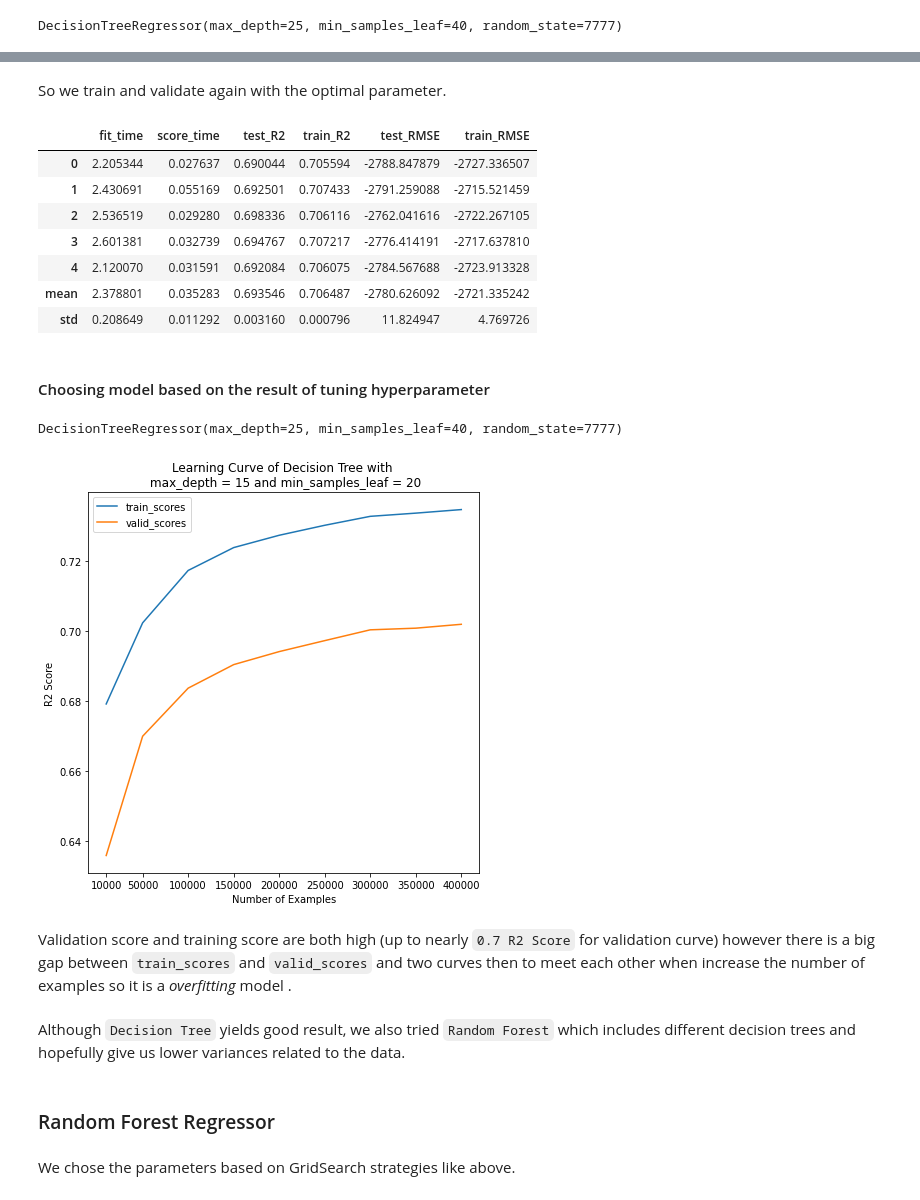
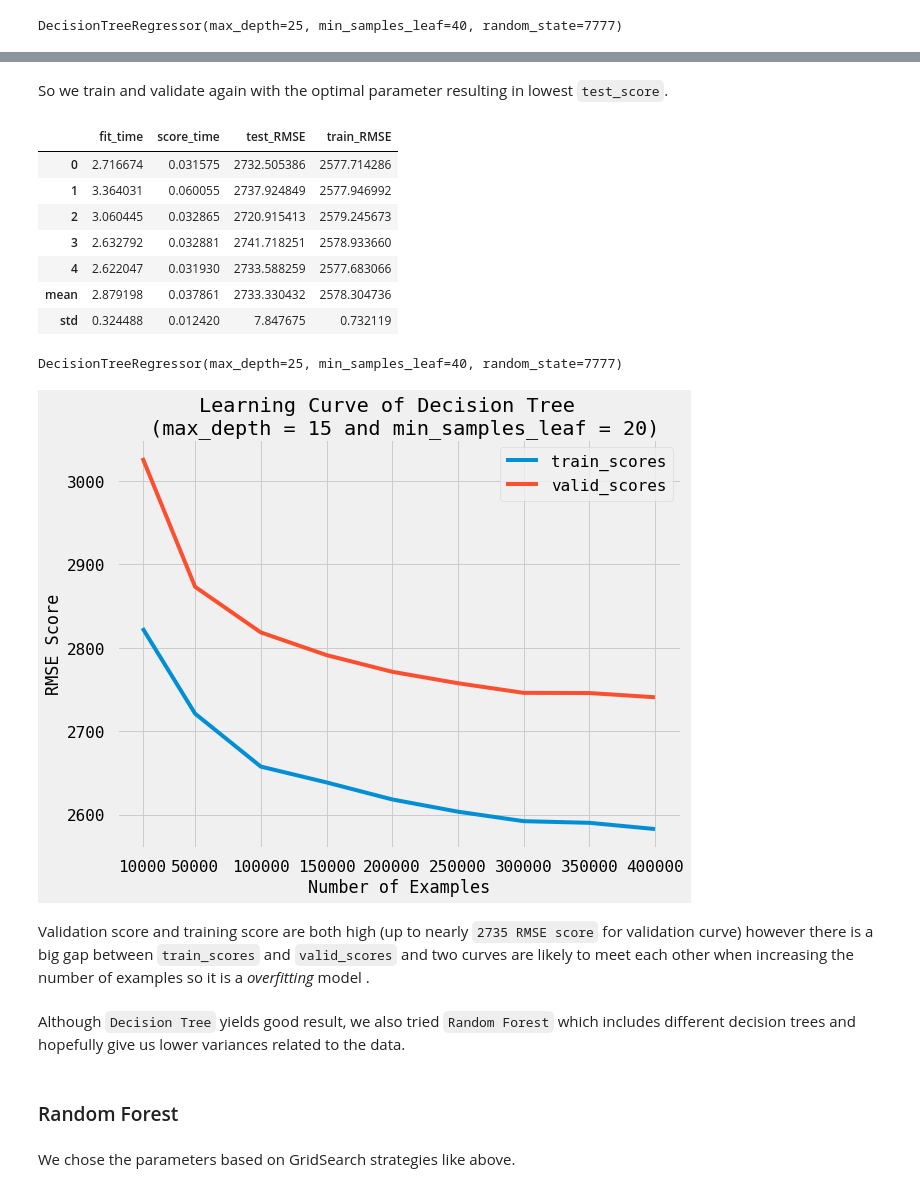
Before and after one commit to QuangDuc-HUST/ML.DSAI.20212.07.BlackFridayDayPrediction, a Jupyter notebook: src/GoogleColabVersion_MachineLearning_Code_Group07.ipynb, the cells around one changed output, grey strips where cells are left out. Cells and saved outputs as stored; diff of their text form; code cells hidden in the pictures.

```diff
--- a/src/GoogleColabVersion_MachineLearning_Code_Group07.ipynb
+++ b/src/GoogleColabVersion_MachineLearning_Code_Group07.ipynb
@@ -597,0 +454,3 @@ Therefore, we mostly used cross-validation to evaluate our models and select bes
+# %%
+product_df['Versatile'] = 3 - product_df.iloc[:,[1, 2, 3]].isnull().sum(axis = 1)
+product_df.head(4)
@@ -597,0 +508,4 @@ Therefore, we mostly used cross-validation to evaluate our models and select bes
+# %%
+p1 = product_df.loc[:, ['Product_ID', 'Product_Category_1', 'Total_amount', "nb_users_purchased", 'Versatile' ]]
+p1['avg_a_user_purchased'] = round(p1.Total_amount / p1.nb_users_purchased)
+p1.head()       # note that we will it later
@@ -597,0 +945,7 @@ Therefore, we mostly used cross-validation to evaluate our models and select bes
+# %%
+## Read the dataset
+train_raw = pd.read_csv(TRAIN_DATA_PATH)
+test_raw = pd.read_csv(TEST_DATA_PATH)
+
+## After trial and error some above data preprocessing process, we decided to use `lazy_preprocessing`
+X, y , test_encode = lazy_preprocessing(train_raw, test_raw)
@@ -749,7 +1195,7 @@ tuned_parameters = [
        'min_samples_leaf' : [1, 3, 5, 10 , 15, 20,23, 25, 33, 30, 35, 40]}]
 
 #Grid Search
-dtrGrid = GridSearchCV(DecisionTreeRegressor(random_state=RANDOM_STATE),tuned_parameters, n_jobs = -1, cv = 5, scoring = R2_score ) ##Scoring using R2_score
+dtrGrid = GridSearchCV(DecisionTreeRegressor(random_state=RANDOM_STATE),tuned_parameters, n_jobs = -1, cv = 5, scoring = RMSE_score ) ##Scoring using R2_score
 dtrGrid.fit(X, y)
 # %% [output]
 GridSearchCV(cv=5, estimator=DecisionTreeRegressor(random_state=7777),
@@ -780,30 +1232,30 @@ pdtGrid_result[columns].sort_values(by='mean_test_score', ascending=False).head(
 # %% [markdown]
-So we train and validate again with the optimal parameter.
+So we train and validate again with the optimal parameter resulting in lowest `test_score`.
 # %%
 sv_scores = cross_validate(DecisionTreeRegressor(random_state = RANDOM_STATE, max_depth=25, min_samples_leaf=40), X, y, cv = 5, scoring =metrics, return_train_score = True)
 # %%
 df_sv_scores = pd.DataFrame(sv_scores)
+df_sv_scores.iloc[:, [2,3]]  = np.abs(df_sv_scores.iloc[:, [2,3]])
+
 df_sv_scores.append([df_sv_scores.mean().rename('mean', inplace=True) ,df_sv_scores.std().rename('std', inplace=True)])
 # %% [output]
-|  | fit_time | score_time | test_R2 | train_R2 | test_RMSE | train_RMSE |
-| 0 | 2.205344 | 0.027637 | 0.690044 | 0.705594 | -2788.847879 | -2727.336507 |
-| 1 | 2.430691 | 0.055169 | 0.692501 | 0.707433 | -2791.259088 | -2715.521459 |
-| 2 | 2.536519 | 0.029280 | 0.698336 | 0.706116 | -2762.041616 | -2722.267105 |
-| 3 | 2.601381 | 0.032739 | 0.694767 | 0.707217 | -2776.414191 | -2717.637810 |
-| 4 | 2.120070 | 0.031591 | 0.692084 | 0.706075 | -2784.567688 | -2723.913328 |
-| mean | 2.378801 | 0.035283 | 0.693546 | 0.706487 | -2780.626092 | -2721.335242 |
-| std | 0.208649 | 0.011292 | 0.003160 | 0.000796 | 11.824947 | 4.769726 |
+|  | fit_time | score_time | test_RMSE | train_RMSE |
+| 0 | 2.716674 | 0.031575 | 2732.505386 | 2577.714286 |
+| 1 | 3.364031 | 0.060055 | 2737.924849 | 2577.946992 |
+| 2 | 3.060445 | 0.032865 | 2720.915413 | 2579.245673 |
+| 3 | 2.632792 | 0.032881 | 2741.718251 | 2578.933660 |
+| 4 | 2.622047 | 0.031930 | 2733.588259 | 2577.683066 |
+| mean | 2.879198 | 0.037861 | 2733.330432 | 2578.304736 |
+| std | 0.324488 | 0.012420 | 7.847675 | 0.732119 |
-# %% [markdown]
-#### Choosing model based on the result of tuning hyperparameter
 # %%
 dtrGrid.best_estimator_
 # %% [output]
 DecisionTreeRegressor(max_depth=25, min_samples_leaf=40, random_state=7777)
 # %%
-train_sizes, train_scores, valid_scores = learning_curve(dtrGrid.best_estimator_, X, y, train_sizes=[10000, 50000, 100000, 150000, 200000, 250000, 300000, 350000, 400000], scoring = R2_score)
-plot_learning_curve(train_sizes, train_scores, valid_scores, title = "Learning Curve of Decision Tree with \n max_depth = 15 and min_samples_leaf = 20", y_label = "R2 Score")
+train_sizes, train_scores, valid_scores = learning_curve(dtrGrid.best_estimator_, X, y, train_sizes=[10000, 50000, 100000, 150000, 200000, 250000, 300000, 350000, 400000], scoring = RMSE_score)
+plot_learning_curve(train_sizes, train_scores, valid_scores, title = "Learning Curve of Decision Tree  \n (max_depth = 15 and min_samples_leaf = 20)")
 # %% [output]
-[figure, old version]
+[figure, new version]
 # %% [markdown]
-Validation score and training score are both high (up to nearly `0.7 R2 Score` for validation curve) however there is a big gap between `train_scores` and `valid_scores` and two curves then to meet each other when increase the number of examples so it is a *overfitting* model .
+Validation score and training score are both high (up to nearly `2735 RMSE score` for validation curve) however there is a big gap between `train_scores` and `valid_scores` and two curves are likely to meet each other when increasing the number of examples so it is a *overfitting* model .
 # %%
@@ -821,5 +1271,5 @@ df_results = df_results.append({"Model" : "Decision Tree Regressor" ,
 # %% [markdown]
 Although `Decision Tree` yields good result, we also tried `Random Forest` which includes different decision trees and hopefully give us lower variances related to the data.
 # %% [markdown]
-### Random Forest Regressor
+### Random Forest
 # %%
```
Also changed, not shown: parts of 180 cells of this notebook, 5 other files.
